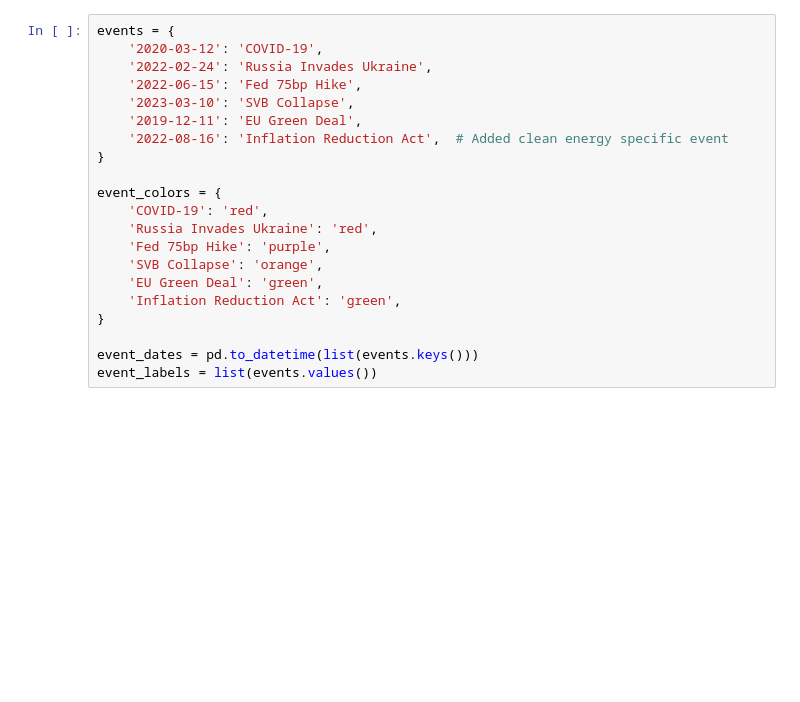
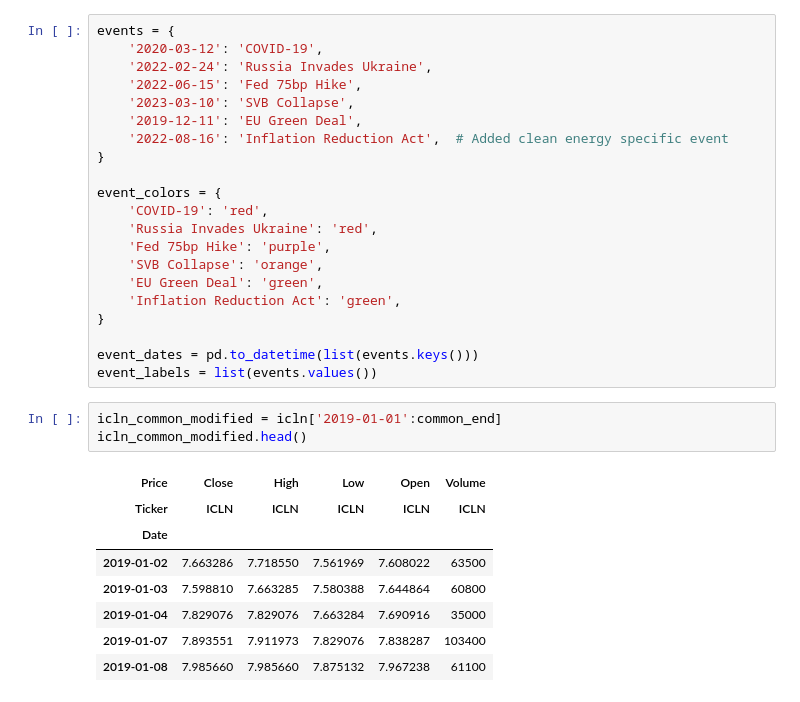
Before and after one commit to NureTkachMykhailo/summer-school-ai-for-greener-planet, a Jupyter notebook: icln-analysis.ipynb, the cells around one changed output. Drawn from its saved outputs; the diff is of its cells as text; blank space fills up the shorter version.

```diff
--- a/icln-analysis.ipynb
+++ b/icln-analysis.ipynb
@@ -568,6 +586,18 @@ event_colors = {
 
 event_dates = pd.to_datetime(list(events.keys()))
 event_labels = list(events.values())
+# %%
+icln_common_modified = icln['2019-01-01':common_end]
+icln_common_modified.head()
+# %% [output]
+| Price | Close | High | Low | Open | Volume |
+| Ticker | ICLN | ICLN | ICLN | ICLN | ICLN |
+| Date |  |  |  |  |  |
+| 2019-01-02 | 7.663286 | 7.718550 | 7.561969 | 7.608022 | 63500 |
+| 2019-01-03 | 7.598810 | 7.663285 | 7.580388 | 7.644864 | 60800 |
+| 2019-01-04 | 7.829076 | 7.829076 | 7.663284 | 7.690916 | 35000 |
+| 2019-01-07 | 7.893551 | 7.911973 | 7.829076 | 7.838287 | 103400 |
+| 2019-01-08 | 7.985660 | 7.985660 | 7.875132 | 7.967238 | 61100 |
 # %%
 from matplotlib.lines import Line2D
 
```
Also changed, not shown: parts of 12 cells of this notebook, 26 other files.
